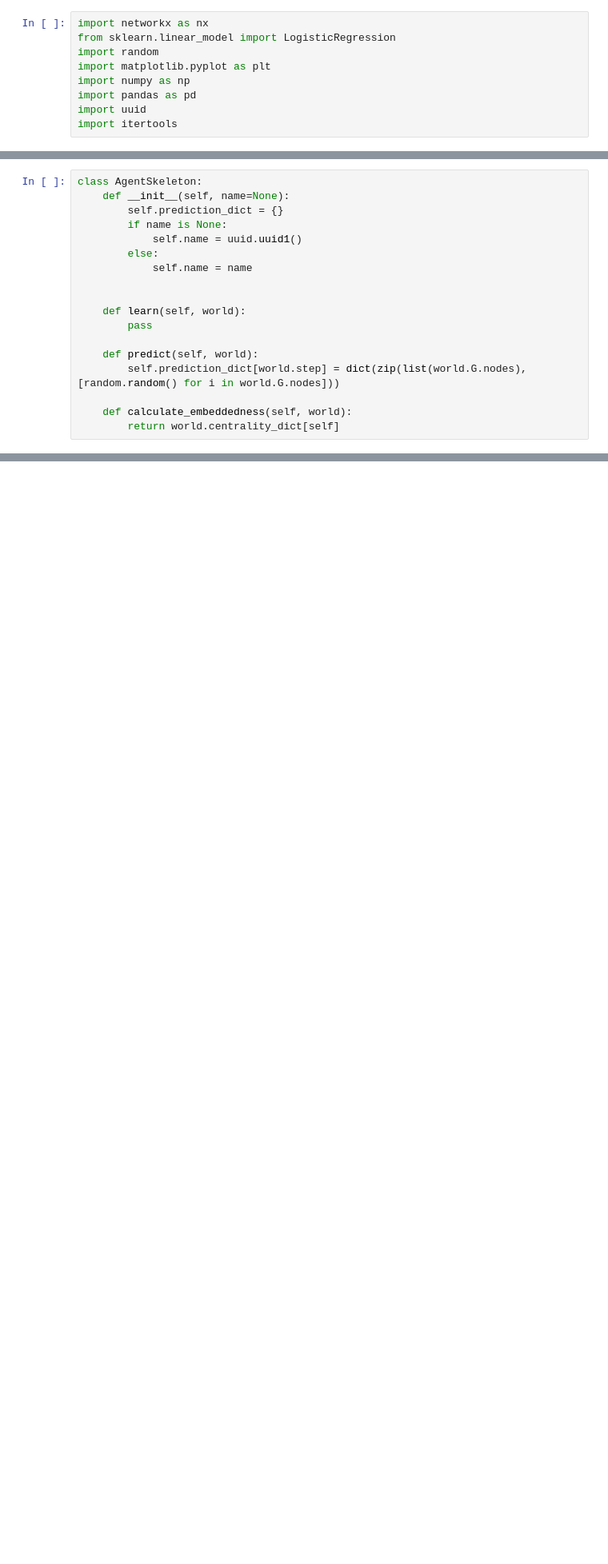
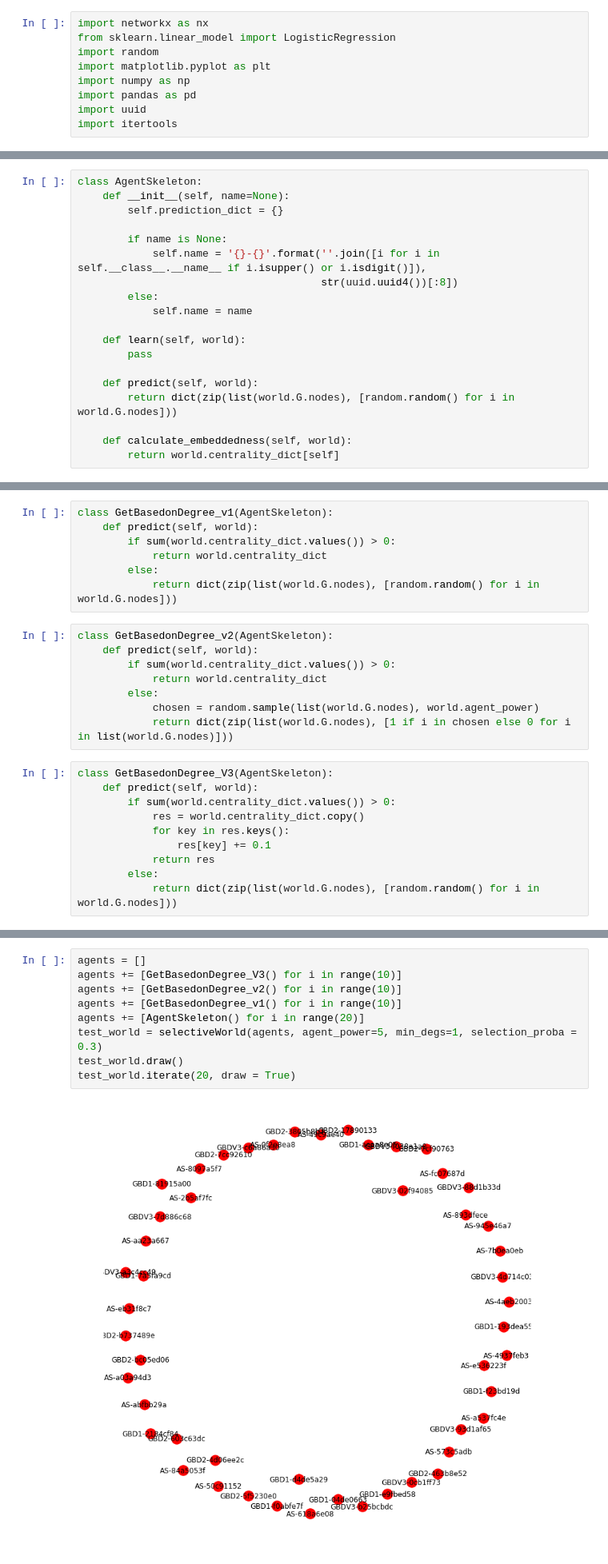
Before and after one commit to MUBTAAB/nx-Reinforcement, a Jupyter notebook: networkX - 2.ipynb, the cells around one changed output, grey strips where cells are left out. Shown at 80% size. Saved outputs shown, nothing was run; the diff lists cells and outputs as text; blank space fills up the shorter version.

Commit message:
Names, new GBD versions, Selection

```diff
--- a/networkX - 2.ipynb
+++ b/networkX - 2.ipynb
@@ -79,17 +87,18 @@ class World:
 class AgentSkeleton:
     def __init__(self, name=None):
         self.prediction_dict = {}
+
         if name is None:
-            self.name = uuid.uuid1()
+            self.name = '{}-{}'.format(''.join([i for i in self.__class__.__name__ if i.isupper() or i.isdigit()]),
+                                       str(uuid.uuid4())[:8])
         else:
             self.name = name
-
 
     def learn(self, world):
         pass
 
     def predict(self, world):
-        self.prediction_dict[world.step] = dict(zip(list(world.G.nodes), [random.random() for i in world.G.nodes]))
+        return dict(zip(list(world.G.nodes), [random.random() for i in world.G.nodes]))
 
     def calculate_embeddedness(self, world):
         return world.centrality_dict[self]
@@ -126,0 +105,25 @@ test_world.agent_power
+# %%
+class GetBasedonDegree_v1(AgentSkeleton):
+    def predict(self, world):
+        if sum(world.centrality_dict.values()) > 0:
+            return world.centrality_dict
+        else:
+            return dict(zip(list(world.G.nodes), [random.random() for i in world.G.nodes]))
+# %%
+class GetBasedonDegree_v2(AgentSkeleton):
+    def predict(self, world):
+        if sum(world.centrality_dict.values()) > 0:
+            return world.centrality_dict
+        else:
+            chosen = random.sample(list(world.G.nodes), world.agent_power)
+            return dict(zip(list(world.G.nodes), [1 if i in chosen else 0 for i in list(world.G.nodes)]))
+# %%
+class GetBasedonDegree_V3(AgentSkeleton):
+    def predict(self, world):
+        if sum(world.centrality_dict.values()) > 0:
+            res = world.centrality_dict.copy()
+            for key in res.keys():
+                res[key] += 0.1
+            return res
+        else:
+            return dict(zip(list(world.G.nodes), [random.random() for i in world.G.nodes]))
@@ -126,0 +145,11 @@ test_world.agent_power
+# %%
+agents = []
+agents += [GetBasedonDegree_V3() for i in range(10)]
+agents += [GetBasedonDegree_v2() for i in range(10)]
+agents += [GetBasedonDegree_v1() for i in range(10)]
+agents += [AgentSkeleton() for i in range(20)]
+test_world = selectiveWorld(agents, agent_power=5, min_degs=1, selection_proba = 0.3)
+test_world.draw()
+test_world.iterate(20, draw = True)
+# %% [output]
+[figure, added]
```
Also changed, not shown: parts of 16 cells of this notebook.
